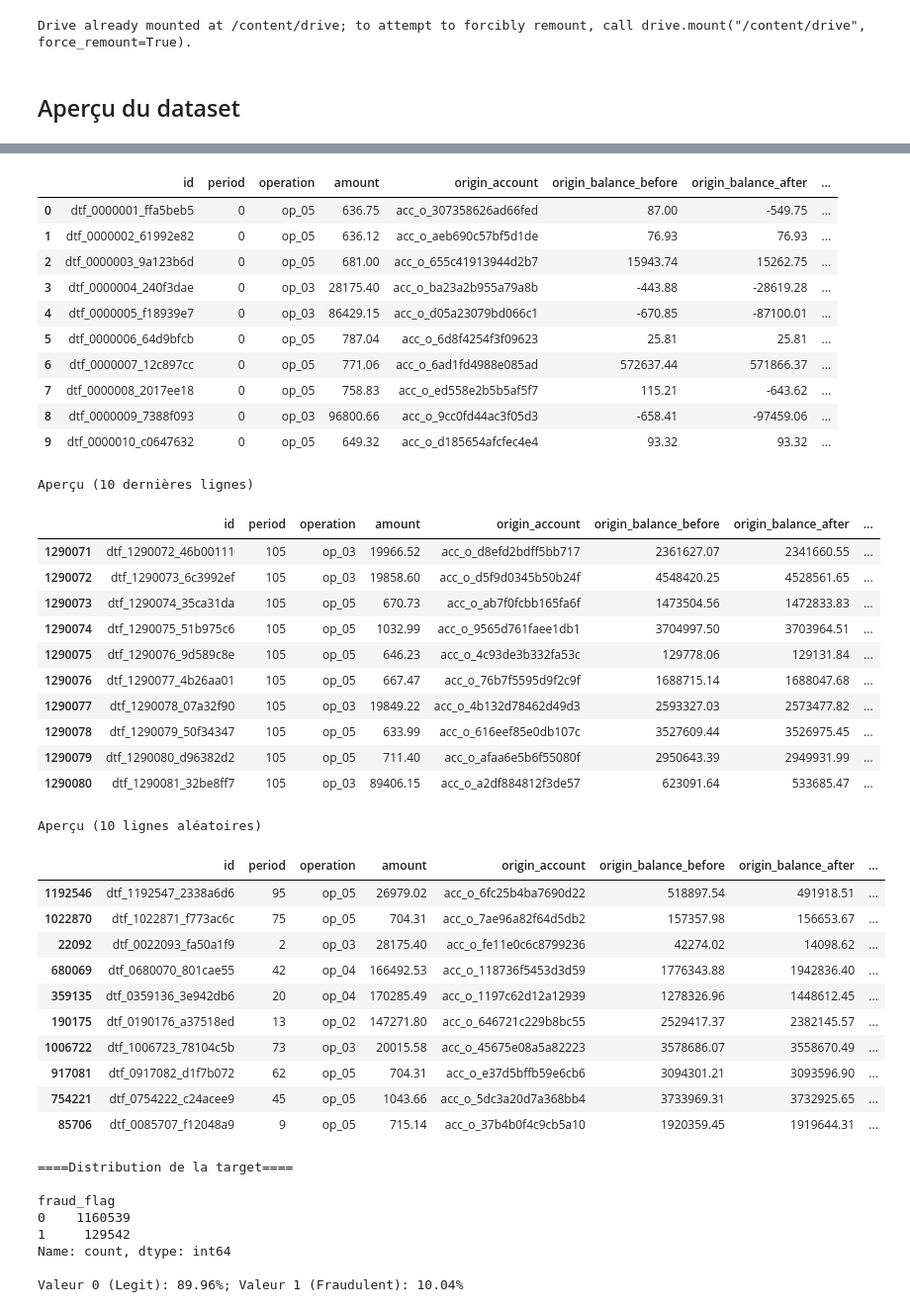
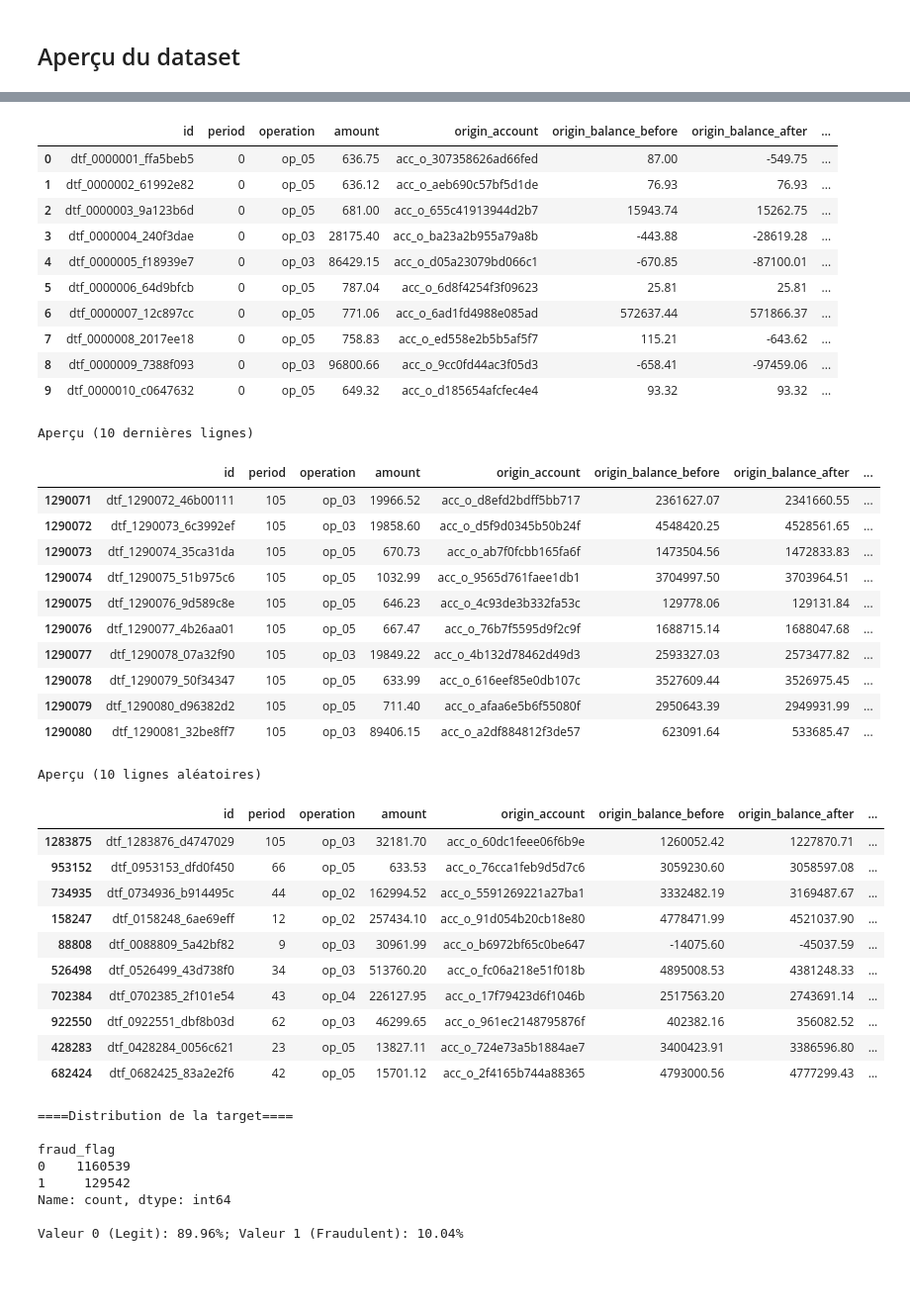
Before and after one commit to asClement/Fraud_Detection, a Jupyter notebook: exploration.ipynb, the cells around one changed output, grey strips where cells are left out. Shown at 99% size. Drawn from its saved outputs; the diff is of its cells as text; code cells hidden in the pictures; blank space fills up the shorter version.

```diff
--- a/exploration.ipynb
+++ b/exploration.ipynb
@@ -1,8 +1,3 @@
-# %%
-from google.colab import drive
-drive.mount('/content/drive')
-# %% [output]
-Drive already mounted at /content/drive; to attempt to forcibly remount, call drive.mount("/content/drive", force_remount=True).
 # %% [markdown]
 ## Aperçu du dataset
 # %%
@@ -13,7 +8,7 @@ import numpy as np
 from IPython.display import display
 # %%
 print("Import du dataset...")
-df = pd.read_csv("/content/drive/MyDrive/DATATOUR/train.csv")
+df = pd.read_csv("train.csv")
 print("\nImport terminé avec succès !")
 print("\nInfos du dataset :")
 print(df.info())
@@ -41,41 +36,41 @@ memory usage: 108.3+ MB
 None
 
 Aperçu (10 premières lignes)
 |  | id | period | operation | amount | origin_account | origin_balance_before | origin_balance_after | ... |
 | 0 | dtf_0000001_ffa5beb5 | 0 | op_05 | 636.75 | acc_o_307358626ad66fed | 87.00 | -549.75 | ... |
 | 1 | dtf_0000002_61992e82 | 0 | op_05 | 636.12 | acc_o_aeb690c57bf5d1de | 76.93 | 76.93 | ... |
 | 2 | dtf_0000003_9a123b6d | 0 | op_05 | 681.00 | acc_o_655c41913944d2b7 | 15943.74 | 15262.75 | ... |
 | 3 | dtf_0000004_240f3dae | 0 | op_03 | 28175.40 | acc_o_ba23a2b955a79a8b | -443.88 | -28619.28 | ... |
 | 4 | dtf_0000005_f18939e7 | 0 | op_03 | 86429.15 | acc_o_d05a23079bd066c1 | -670.85 | -87100.01 | ... |
 | 5 | dtf_0000006_64d9bfcb | 0 | op_05 | 787.04 | acc_o_6d8f4254f3f09623 | 25.81 | 25.81 | ... |
 | 6 | dtf_0000007_12c897cc | 0 | op_05 | 771.06 | acc_o_6ad1fd4988e085ad | 572637.44 | 571866.37 | ... |
 | 7 | dtf_0000008_2017ee18 | 0 | op_05 | 758.83 | acc_o_ed558e2b5b5af5f7 | 115.21 | -643.62 | ... |
 | 8 | dtf_0000009_7388f093 | 0 | op_03 | 96800.66 | acc_o_9cc0fd44ac3f05d3 | -658.41 | -97459.06 | ... |
 | 9 | dtf_0000010_c0647632 | 0 | op_05 | 649.32 | acc_o_d185654afcfec4e4 | 93.32 | 93.32 | ... |
 Aperçu (10 dernières lignes)
 |  | id | period | operation | amount | origin_account | origin_balance_before | origin_balance_after | ... |
 | 1290071 | dtf_1290072_46b00111 | 105 | op_03 | 19966.52 | acc_o_d8efd2bdff5bb717 | 2361627.07 | 2341660.55 | ... |
 | 1290072 | dtf_1290073_6c3992ef | 105 | op_03 | 19858.60 | acc_o_d5f9d0345b50b24f | 4548420.25 | 4528561.65 | ... |
 | 1290073 | dtf_1290074_35ca31da | 105 | op_05 | 670.73 | acc_o_ab7f0fcbb165fa6f | 1473504.56 | 1472833.83 | ... |
 | 1290074 | dtf_1290075_51b975c6 | 105 | op_05 | 1032.99 | acc_o_9565d761faee1db1 | 3704997.50 | 3703964.51 | ... |
 | 1290075 | dtf_1290076_9d589c8e | 105 | op_05 | 646.23 | acc_o_4c93de3b332fa53c | 129778.06 | 129131.84 | ... |
 | 1290076 | dtf_1290077_4b26aa01 | 105 | op_05 | 667.47 | acc_o_76b7f5595d9f2c9f | 1688715.14 | 1688047.68 | ... |
 | 1290077 | dtf_1290078_07a32f90 | 105 | op_03 | 19849.22 | acc_o_4b132d78462d49d3 | 2593327.03 | 2573477.82 | ... |
 | 1290078 | dtf_1290079_50f34347 | 105 | op_05 | 633.99 | acc_o_616eef85e0db107c | 3527609.44 | 3526975.45 | ... |
 | 1290079 | dtf_1290080_d96382d2 | 105 | op_05 | 711.40 | acc_o_afaa6e5b6f55080f | 2950643.39 | 2949931.99 | ... |
 | 1290080 | dtf_1290081_32be8ff7 | 105 | op_03 | 89406.15 | acc_o_a2df884812f3de57 | 623091.64 | 533685.47 | ... |
 Aperçu (10 lignes aléatoires)
 |  | id | period | operation | amount | origin_account | origin_balance_before | origin_balance_after | ... |
-| 1192546 | dtf_1192547_2338a6d6 | 95 | op_05 | 26979.02 | acc_o_6fc25b4ba7690d22 | 518897.54 | 491918.51 | ... |
-| 1022870 | dtf_1022871_f773ac6c | 75 | op_05 | 704.31 | acc_o_7ae96a82f64d5db2 | 157357.98 | 156653.67 | ... |
-| 22092 | dtf_0022093_fa50a1f9 | 2 | op_03 | 28175.40 | acc_o_fe11e0c6c8799236 | 42274.02 | 14098.62 | ... |
-| 680069 | dtf_0680070_801cae55 | 42 | op_04 | 166492.53 | acc_o_118736f5453d3d59 | 1776343.88 | 1942836.40 | ... |
-| 359135 | dtf_0359136_3e942db6 | 20 | op_04 | 170285.49 | acc_o_1197c62d12a12939 | 1278326.96 | 1448612.45 | ... |
-| 190175 | dtf_0190176_a37518ed | 13 | op_02 | 147271.80 | acc_o_646721c229b8bc55 | 2529417.37 | 2382145.57 | ... |
-| 1006722 | dtf_1006723_78104c5b | 73 | op_03 | 20015.58 | acc_o_45675e08a5a82223 | 3578686.07 | 3558670.49 | ... |
-| 917081 | dtf_0917082_d1f7b072 | 62 | op_05 | 704.31 | acc_o_e37d5bffb59e6cb6 | 3094301.21 | 3093596.90 | ... |
-| 754221 | dtf_0754222_c24acee9 | 45 | op_05 | 1043.66 | acc_o_5dc3a20d7a368bb4 | 3733969.31 | 3732925.65 | ... |
-| 85706 | dtf_0085707_f12048a9 | 9 | op_05 | 715.14 | acc_o_37b4b0f4c9cb5a10 | 1920359.45 | 1919644.31 | ... |
+| 1283875 | dtf_1283876_d4747029 | 105 | op_03 | 32181.70 | acc_o_60dc1feee06f6b9e | 1260052.42 | 1227870.71 | ... |
+| 953152 | dtf_0953153_dfd0f450 | 66 | op_05 | 633.53 | acc_o_76cca1feb9d5d7c6 | 3059230.60 | 3058597.08 | ... |
+| 734935 | dtf_0734936_b914495c | 44 | op_02 | 162994.52 | acc_o_5591269221a27ba1 | 3332482.19 | 3169487.67 | ... |
+| 158247 | dtf_0158248_6ae69eff | 12 | op_02 | 257434.10 | acc_o_91d054b20cb18e80 | 4778471.99 | 4521037.90 | ... |
+| 88808 | dtf_0088809_5a42bf82 | 9 | op_03 | 30961.99 | acc_o_b6972bf65c0be647 | -14075.60 | -45037.59 | ... |
+| 526498 | dtf_0526499_43d738f0 | 34 | op_03 | 513760.20 | acc_o_fc06a218e51f018b | 4895008.53 | 4381248.33 | ... |
+| 702384 | dtf_0702385_2f101e54 | 43 | op_04 | 226127.95 | acc_o_17f79423d6f1046b | 2517563.20 | 2743691.14 | ... |
+| 922550 | dtf_0922551_dbf8b03d | 62 | op_03 | 46299.65 | acc_o_961ec2148795876f | 402382.16 | 356082.52 | ... |
+| 428283 | dtf_0428284_0056c621 | 23 | op_05 | 13827.11 | acc_o_724e73a5b1884ae7 | 3400423.91 | 3386596.80 | ... |
+| 682424 | dtf_0682425_83a2e2f6 | 42 | op_05 | 15701.12 | acc_o_2f4165b744a88365 | 4793000.56 | 4777299.43 | ... |
 # %%
 print("====Distribution de la target====")
 print()
```
Also changed, not shown: parts of 47 cells of this notebook, 1 other file.
